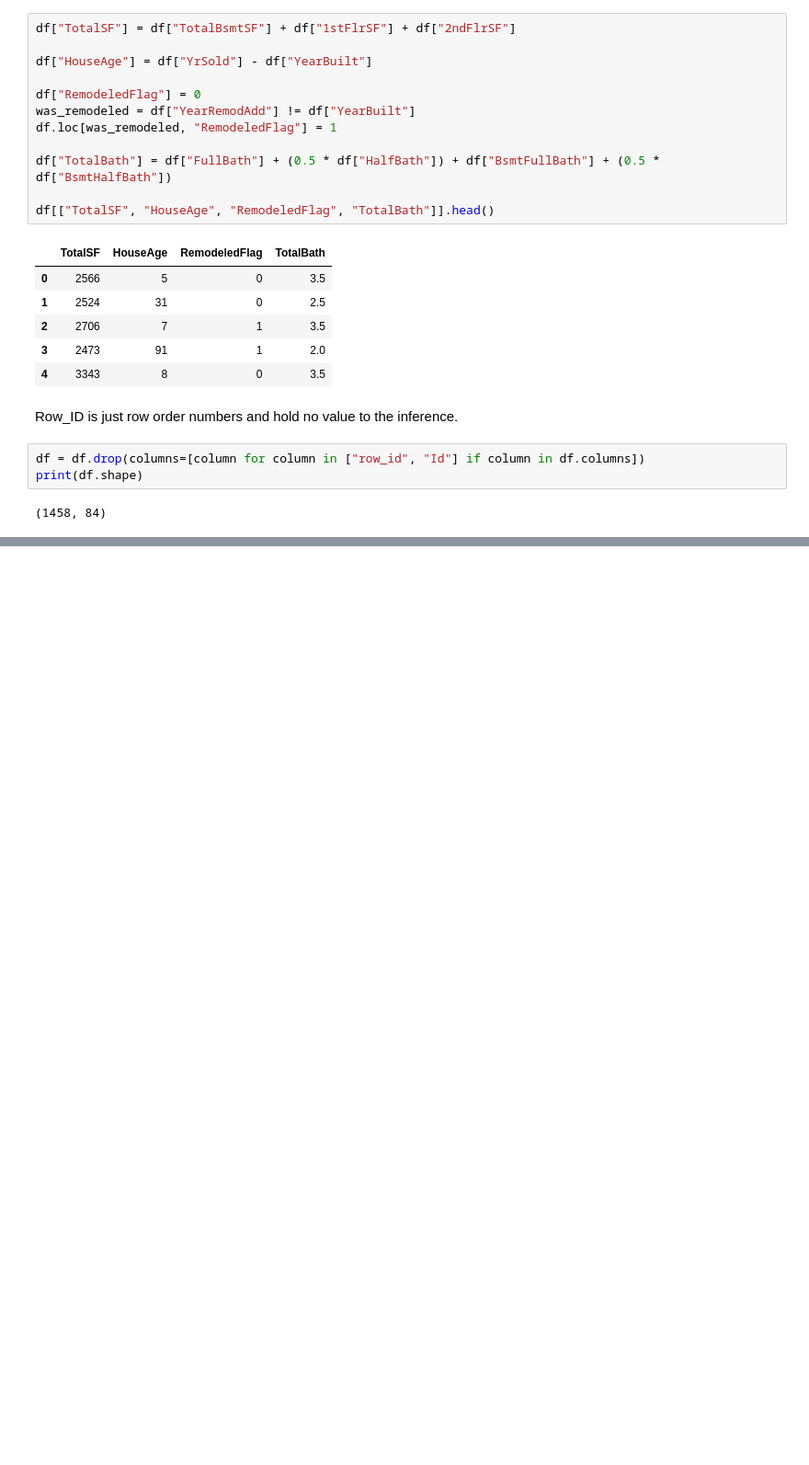
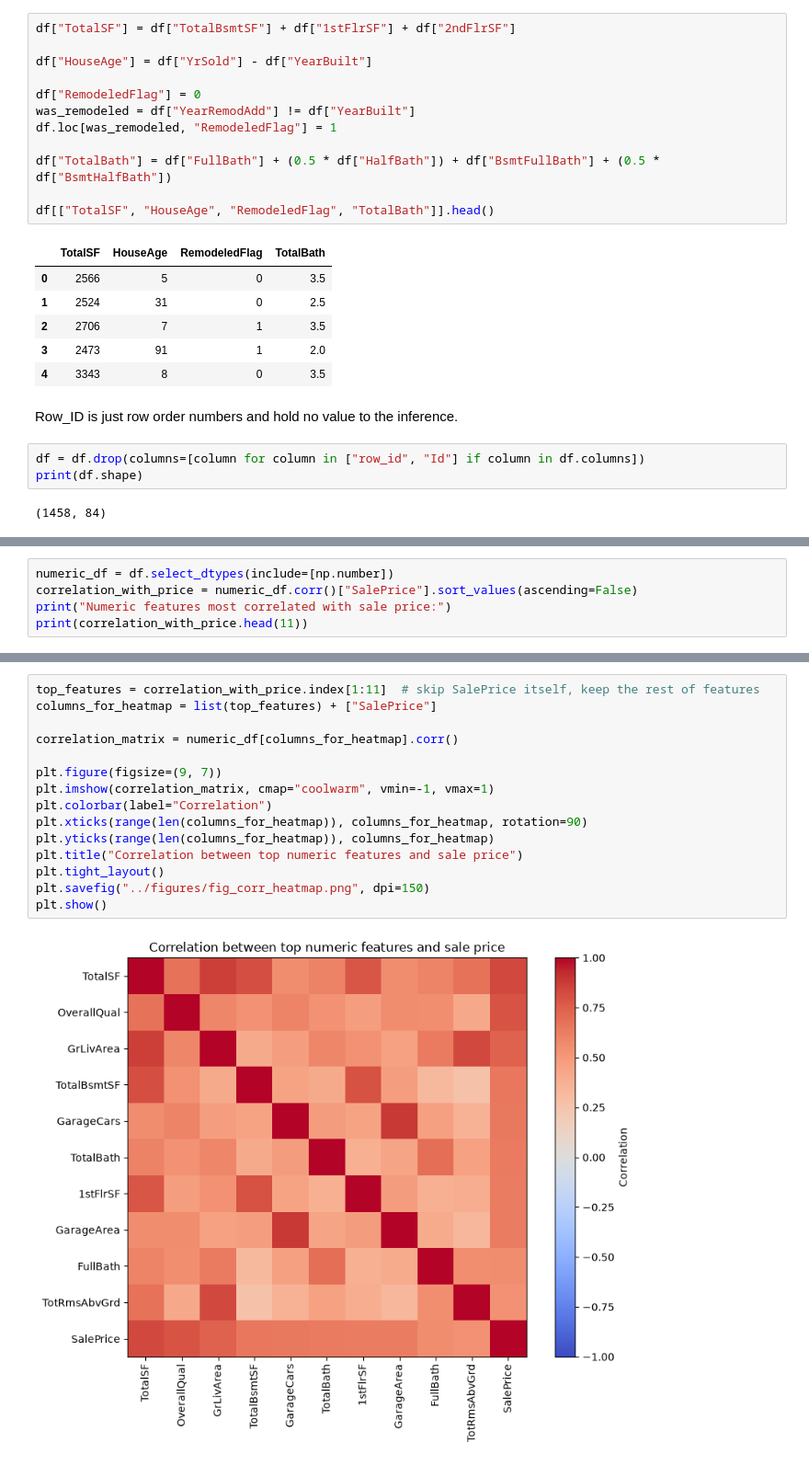
Before and after one commit to Majid-ctrl/Ames-Housing-Data-Cleaning-DS-Price-Prediction-Project, a Jupyter notebook: Notebook.ipynb, the cells around one changed output, grey strips where cells are left out. Shown at 92% size. Cells and saved outputs as stored; diff of their text form; blank space fills up the shorter version.

```diff
--- a/Notebook.ipynb
+++ b/Notebook.ipynb
@@ -325,0 +357,5 @@ print(df.shape)
+# %%
+numeric_df = df.select_dtypes(include=[np.number])
+correlation_with_price = numeric_df.corr()["SalePrice"].sort_values(ascending=False)
+print("Numeric features most correlated with sale price:")
+print(correlation_with_price.head(11))
@@ -325,0 +376,17 @@ print(df.shape)
+# %%
+top_features = correlation_with_price.index[1:11]  # skip SalePrice itself, keep the rest of features
+columns_for_heatmap = list(top_features) + ["SalePrice"]
+
+correlation_matrix = numeric_df[columns_for_heatmap].corr()
+
+plt.figure(figsize=(9, 7))
+plt.imshow(correlation_matrix, cmap="coolwarm", vmin=-1, vmax=1)
+plt.colorbar(label="Correlation")
+plt.xticks(range(len(columns_for_heatmap)), columns_for_heatmap, rotation=90)
+plt.yticks(range(len(columns_for_heatmap)), columns_for_heatmap)
+plt.title("Correlation between top numeric features and sale price")
+plt.tight_layout()
+plt.savefig("../figures/fig_corr_heatmap.png", dpi=150)
+plt.show()
+# %% [output]
+[figure, added]
```
Also changed, not shown: parts of 15 cells of this notebook.
